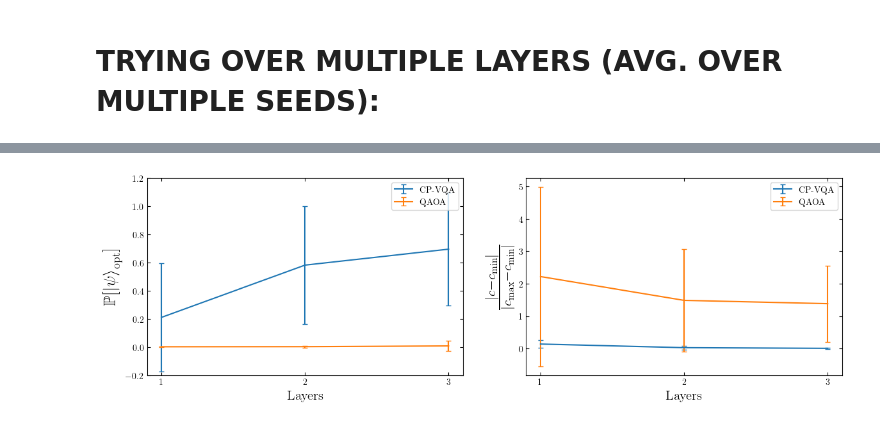
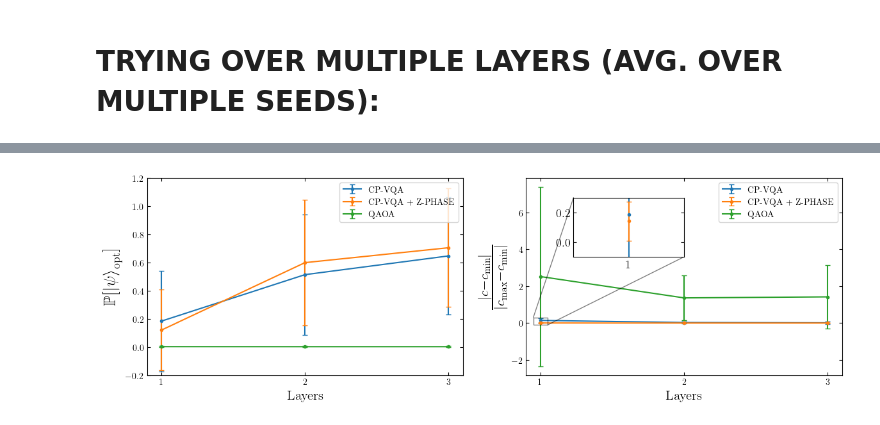
Before and after one commit to seba2390/Azurestuff, a Jupyter notebook: scripts/fig_1.ipynb, the cells around one changed output, grey strips where cells are left out. Cells and saved outputs as stored; diff of their text form; code cells hidden in the pictures.

```diff
--- a/scripts/fig_1.ipynb
+++ b/scripts/fig_1.ipynb
@@ -122,6 +122,14 @@ CP_ansatz = CP_QAOA(N_qubits=N,
                  with_next_nearest_neighbors=w_next_nearest_neighbors,
                  with_z_phase=w_z_phase)
 
+CP_z_phase_ansatz = CP_QAOA(N_qubits=N,
+                 cardinality=k,
+                 layers=layers,
+                 grid=my_grid if w_grid else None,
+                 QUBO_matrix=Q,
+                 with_next_nearest_neighbors=w_next_nearest_neighbors,
+                 with_z_phase=True)
+
 NORMAL_ansatz = QAOA(N_qubits=N,
                      layers=layers,
                      QUBO_matrix=Q,
@@ -411,6 +499,7 @@ result = {}
 for layer in range(1,MAX_N_LAYERS+1):
     result[layer] = {}
     result[layer]['CP_VQA'] = []
+    result[layer]['CP_VQA_Z_PHASE'] = []
     result[layer]['QAOA']   = []
 
 for run in r:
@@ -418,45 +507,71 @@ for run in r:
     CP_props, CP_costs = run['CP_VQA'][0], run['CP_VQA'][1]
     result[layers]['CP_VQA'].append([CP_props[-1], CP_costs[-1]])
 
+    CP_z_phase_props, CP_z_phase_costs = run['CP_VQA_Z_PHASE'][0], run['CP_VQA_Z_PHASE'][1]
+    result[layers]['CP_VQA_Z_PHASE'].append([CP_z_phase_props[-1], CP_z_phase_costs[-1]])
+
     NORMAL_props, NORMAL_costs = run['QAOA'][0], run['QAOA'][1]
     result[layers]['QAOA'].append([NORMAL_props[-1], NORMAL_costs[-1]])
 
 CP_avgs, CP_std_devs = [], []
+CP_z_phase_avgs, CP_z_phase_std_devs = [], []
 NORMAL_avgs, NORMAL_std_devs = [], []
 for layer in range(1,MAX_N_LAYERS+1):
     CP_avgs.append(np.mean(result[layer]['CP_VQA'], axis=0).tolist())
     CP_std_devs.append(np.std(result[layer]['CP_VQA'], axis=0).tolist())
 
+    CP_z_phase_avgs.append(np.mean(result[layer]['CP_VQA_Z_PHASE'], axis=0).tolist())
+    CP_z_phase_std_devs.append(np.std(result[layer]['CP_VQA_Z_PHASE'], axis=0).tolist())
+
     NORMAL_avgs.append(np.mean(result[layer]['QAOA'], axis=0).tolist())
     NORMAL_std_devs.append(np.std(result[layer]['QAOA'], axis=0).tolist())
 
 CP_avgs, CP_std_devs = np.array(CP_avgs), np.array(CP_std_devs)
+CP_z_phase_avgs, CP_z_phase_std_devs = np.array(CP_z_phase_avgs), np.array(CP_z_phase_std_devs)
 NORMAL_avgs, NORMAL_std_devs = np.array(NORMAL_avgs), np.array(NORMAL_std_devs)
 # %%
 plt.rc("font", family=["Helvetica", "Arial"])
 plt.rc("text", usetex=True)
 plt.rcParams['text.latex.preamble'] = r'\usepackage{amsmath}\usepackage{amssymb}\usepackage{physics}'
 plt.rc("xtick", top=True, direction="in")
 plt.rc("ytick", right=True, direction="in")
 
 fig, ax = plt.subplots(1,2,figsize=(14,4))
 layers = [layer for layer in range(1,MAX_N_LAYERS+1)]
-ax[0].errorbar(layers, CP_avgs[:,0],yerr=CP_std_devs[:,0], capsize=3, label='CP-VQA')
-ax[0].errorbar(layers, NORMAL_avgs[:,0],yerr=NORMAL_std_devs[:,0], capsize=3, label='QAOA')
+ax[0].errorbar(layers, CP_avgs[:,0],yerr=CP_std_devs[:,0], fmt='.-', capsize=3, label='CP-VQA')
+ax[0].errorbar(layers, CP_z_phase_avgs[:,0],yerr=CP_z_phase_std_devs[:,0], fmt='.-', capsize=3, label='CP-VQA + Z-PHASE')
+ax[0].errorbar(layers, NORMAL_avgs[:,0],yerr=NORMAL_std_devs[:,0], fmt='.-', capsize=3, label='QAOA')
 ax[0].set_xticks(layers)
 ax[0].set_ylabel(r'$\mathbb{P}[\ket{\psi}_{\text{opt}}]$',size=19)
 ax[0].set_ylim(-0.2,1.2)
 ax[0].legend(loc='upper right')
 ax[0].set_xlabel('Layers',size=15)
 
-ax[1].errorbar(layers, CP_avgs[:,1],yerr=CP_std_devs[:,1], capsize=3, label='CP-VQA')
-ax[1].errorbar(layers, NORMAL_avgs[:,1],yerr=NORMAL_std_devs[:,1], capsize=3, label='QAOA')
+ax[1].errorbar(layers, CP_avgs[:,1],yerr=CP_std_devs[:,1], fmt='.-', capsize=3, label='CP-VQA')
+ax[1].errorbar(layers, CP_z_phase_avgs[:,1],yerr=CP_z_phase_std_devs[:,1],fmt='.-', capsize=3, label='CP-VQA + Z-PHASE')
+ax[1].errorbar(layers, NORMAL_avgs[:,1],yerr=NORMAL_std_devs[:,1], fmt='.-',capsize=3, label='QAOA')
 ax[1].set_xticks(layers)
 #ax[1].set_ylim(-0.2,1.2)
 ax[1].legend(loc='upper right')
 ax[1].set_ylabel(r'$\frac{|c-c_{\textrm{min}}|}{|c_{\textrm{max}}-c_{\textrm{min}}|}$', size=22)
 ax[1].set_xlabel('Layers',size=15)
+
+################## miniplot ##################
+# inset axes....
+axins_x_left, axins_y_lower, axins_x_width, axins_height = 0.15, 0.6, 0.35, 0.3
+axins = ax[1].inset_axes([axins_x_left, axins_y_lower, axins_x_width, axins_height])
+axins.errorbar(layers[0], CP_avgs[:,0][0],yerr=CP_std_devs[:,0][0], fmt='.-', capsize=3)
+axins.errorbar(layers[0], CP_avgs[:,1][0],yerr=CP_std_devs[:,1][0], fmt='.-', capsize=3)
+# sub region of the original image
+x1, x2, y1, y2 = 0.95, 1.05, -0.1, 0.3
+axins.set_xlim(x1, x2)
+axins.set_ylim(y1, y2)
+axins.set_xticks([1])
+axins.tick_params(axis='both', which='major', labelsize=13)
+ax[1].indicate_inset_zoom(axins, edgecolor="black")
+
+
 plt.savefig('../figures/fig_1.png',dpi=300)
 plt.show()
 # %% [output]
-[figure, old version]
+[figure, new version]
```
Also changed, not shown: parts of 11 cells of this notebook, 4 other files.
